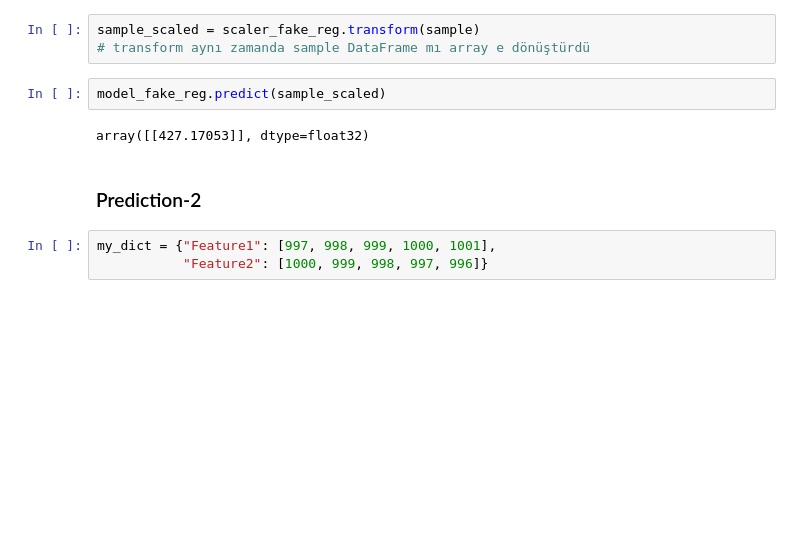
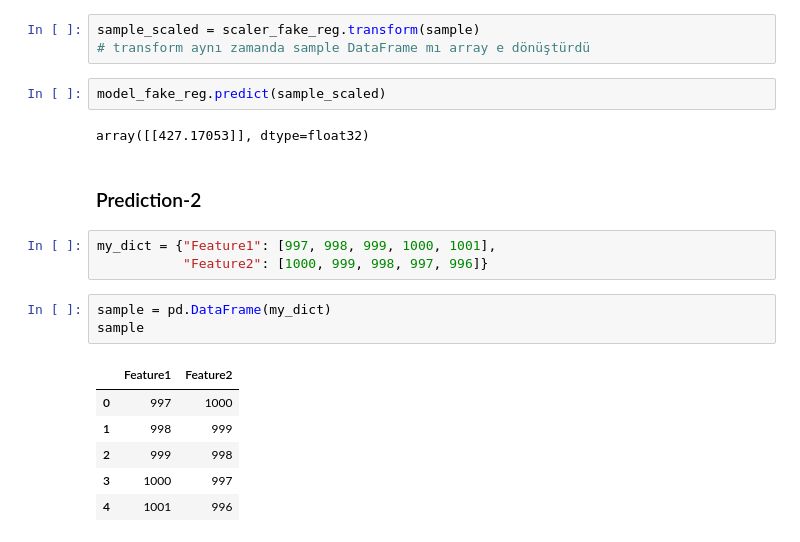
Before and after one commit to Ertugrul-Kurubal/Deep-Learning, a Jupyter notebook: In Class/1-Keras Syntext Basics In Class 3.ipynb, the cells around one changed output. Saved outputs shown, nothing was run; the diff lists cells and outputs as text; blank space fills up the shorter version.

```diff
--- a/In Class/1-Keras Syntext Basics In Class 3.ipynb
+++ b/In Class/1-Keras Syntext Basics In Class 3.ipynb
@@ -458,3 +458,13 @@ array([[427.17053]], dtype=float32)
 # %%
 my_dict = {"Feature1": [997, 998, 999, 1000, 1001],
            "Feature2": [1000, 999, 998, 997, 996]}
+# %%
+sample = pd.DataFrame(my_dict)
+sample
+# %% [output]
+|  | Feature1 | Feature2 |
+| 0 | 997 | 1000 |
+| 1 | 998 | 999 |
+| 2 | 999 | 998 |
+| 3 | 1000 | 997 |
+| 4 | 1001 | 996 |
```
Also changed, not shown: parts of 2 cells of this notebook.
